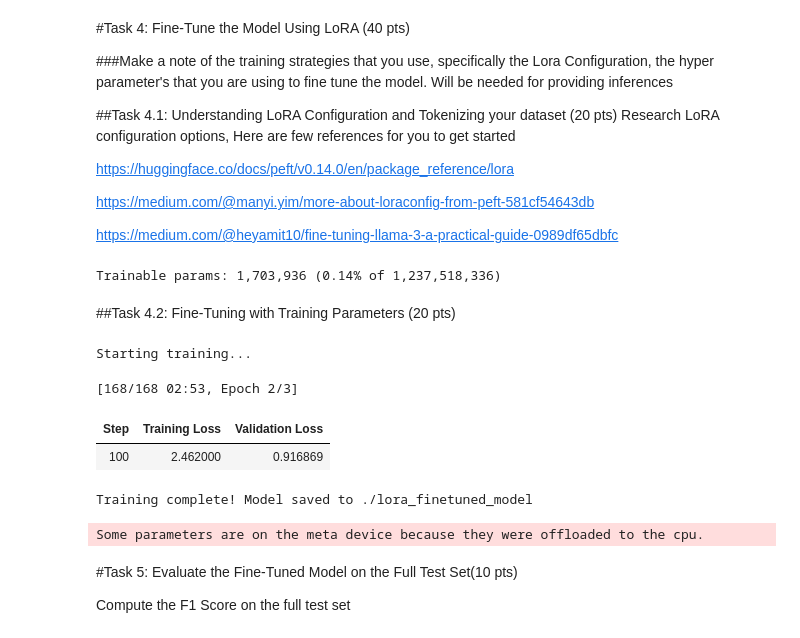
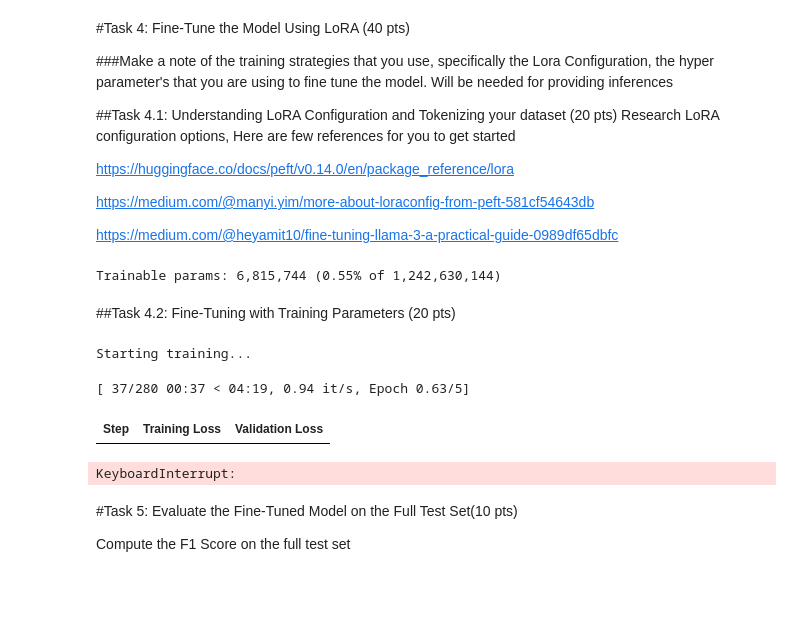
Before and after one commit to Skymore/Win25_LLM, a Jupyter notebook: Mini Project 3 Part 1/MiniProject3_Part1_Group18.ipynb, the cells around one changed output. Cells and saved outputs as stored; diff of their text form; code cells hidden in the pictures; blank space fills up the shorter version.

```diff
--- a/Mini Project 3 Part 1/MiniProject3_Part1_Group18.ipynb
+++ b/Mini Project 3 Part 1/MiniProject3_Part1_Group18.ipynb
@@ -103,7 +103,7 @@ from transformers import AutoModelForCausalLM, AutoTokenizer
 # Define model and tokenizer
 device = "cuda" if torch.cuda.is_available() else "cpu"
 
-model_name = "Qwen/Qwen2.5-3B-Instruct"  # Replace with correct model identifier
+model_name = "meta-llama/Llama-3.2-1B"  # Replace with correct model identifier
 tokenizer = AutoTokenizer.from_pretrained(model_name, load_in_8bit=True, device_map="auto")
 tokenizer.pad_token = tokenizer.eos_token  # Ensure tokenizer has a padding token
 
@@ -753,8 +761,8 @@ import torch
 ###########################################################################
 # Define LoRA configuration with carefully chosen parameters
 lora_config = LoraConfig(
-    r=8,                       # Rank of the update matrices
-    lora_alpha=16,             # Scaling factor for the update
+    r=32,                       # Rank of the update matrices
+    lora_alpha=64,             # Scaling factor for the update
     target_modules=["q_proj", "k_proj", "v_proj", "o_proj"], # Attention modules to apply LoRA to
     lora_dropout=0.05,         # Dropout probability for LoRA layers
     bias="none",               # Don't train bias parameters
@@ -778,7 +786,7 @@ def print_trainable_parameters(model):
 print_trainable_parameters(peft_model)
 ###########################################################################
 # %% [output]
-Trainable params: 1,703,936 (0.14% of 1,237,518,336)
+Trainable params: 6,815,744 (0.55% of 1,242,630,144)
 # %%
 # Tokenize datasets
 """
@@ -881,7 +889,7 @@ from transformers import TrainingArguments, Trainer, DataCollatorForLanguageMode
 # Define training arguments
 training_args = TrainingArguments(
     output_dir="./results_lora_finetuned",
-    num_train_epochs=3,
+    num_train_epochs=5,
     per_device_train_batch_size=4,
     per_device_eval_batch_size=4,
     gradient_accumulation_steps=8,
@@ -913,37 +921,35 @@ trainer = Trainer(
     model=peft_model,
     args=training_args,
     train_dataset=train_dataset,
     eval_dataset=validation_dataset,
     data_collator=data_collator,
 )
 
 # Train the model
 print("Starting training...")
 trainer.train()
 
 # Save the model
 peft_model.save_pretrained("./lora_finetuned_model")
 tokenizer.save_pretrained("./lora_finetuned_model")
 print("Training complete! Model saved to ./lora_finetuned_model")
 
 # Load the model for evaluation
 from peft import PeftModel, PeftConfig
 
 # Load the fine-tuned model
 config = PeftConfig.from_pretrained("./lora_finetuned_model")
 finetuned_model = AutoModelForCausalLM.from_pretrained(
     config.base_model_name_or_path,
     device_map="auto"
 )
 finetuned_model = PeftModel.from_pretrained(finetuned_model, "./lora_finetuned_model")
 ###########################################################################
 # %% [output]
 Starting training...
-[168/168 02:53, Epoch 2/3]
+[ 37/280 00:37 < 04:19, 0.94 it/s, Epoch 0.63/5]
 | Step | Training Loss | Validation Loss |
-| 100 | 2.462000 | 0.916869 |
-Training complete! Model saved to ./lora_finetuned_model
+KeyboardInterrupt:
-Some parameters are on the meta device because they were offloaded to the cpu.
 # %% [markdown]
 #Task 5: Evaluate the Fine-Tuned Model  on the Full Test Set(10 pts)
 
```
Also changed, not shown: parts of 4 cells of this notebook, 2 other files.
